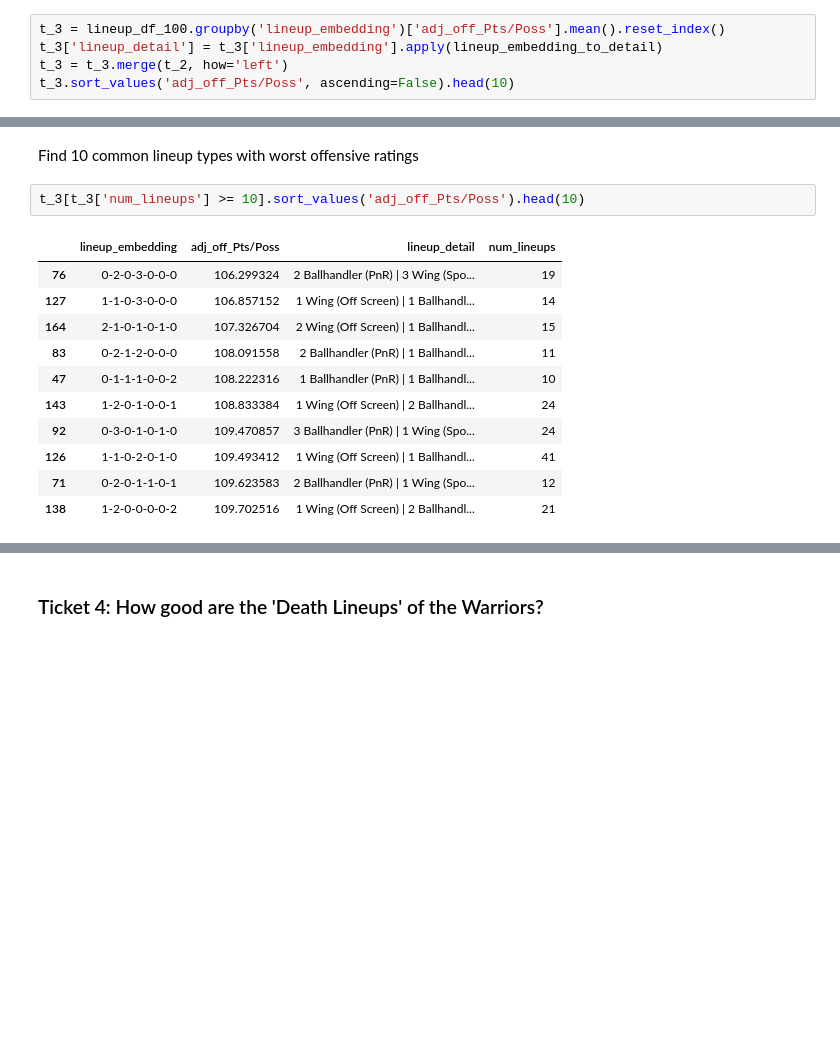
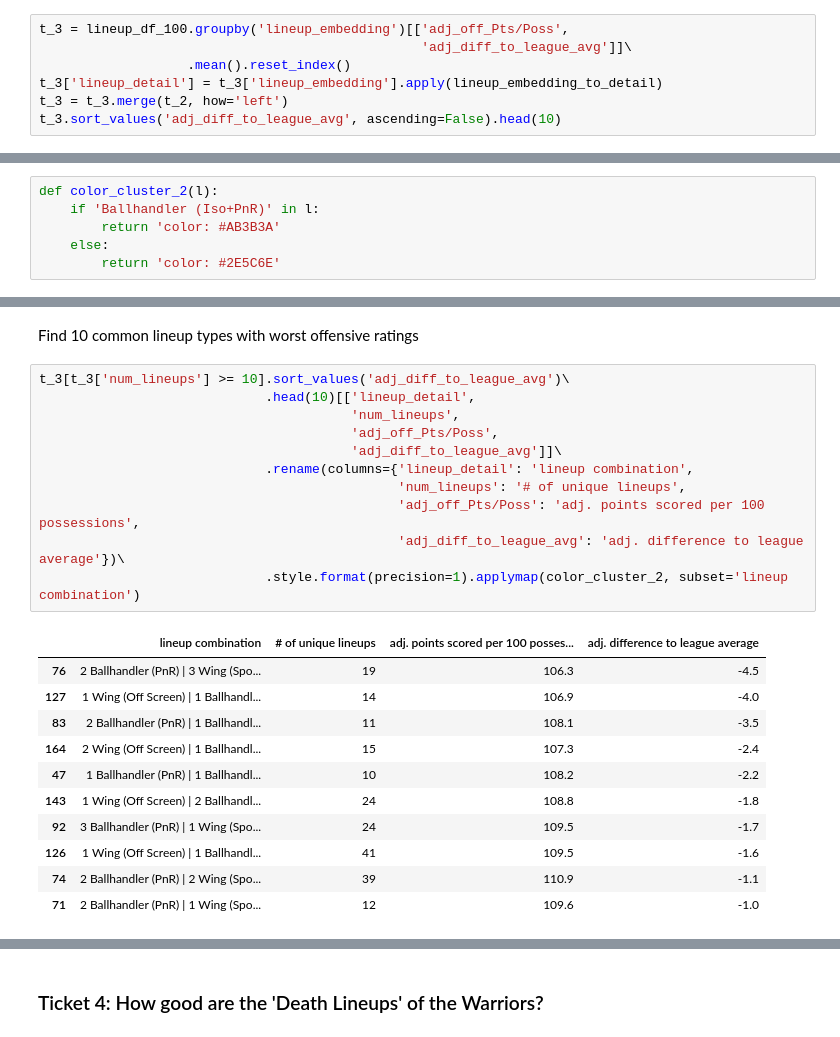
Before and after one commit to xulianrenzoku/synergy_clustering, a Jupyter notebook: nba_clustering_lineup_models.ipynb, the cells around one changed output, grey strips where cells are left out. Drawn from its saved outputs; the diff is of its cells as text; blank space fills up the shorter version.

```diff
--- a/nba_clustering_lineup_models.ipynb
+++ b/nba_clustering_lineup_models.ipynb
@@ -530,8 +530,10 @@ plt.tight_layout()
 # %% [markdown]
 Find 10 lineup types with the best offensive ratings
 # %%
-t_3 = lineup_df_100.groupby('lineup_embedding')['adj_off_Pts/Poss'].mean().reset_index()
+t_3 = lineup_df_100.groupby('lineup_embedding')[['adj_off_Pts/Poss',
+                                                 'adj_diff_to_league_avg']]\
+                   .mean().reset_index()
 t_3['lineup_detail'] = t_3['lineup_embedding'].apply(lineup_embedding_to_detail)
 t_3 = t_3.merge(t_2, how='left')
-t_3.sort_values('adj_off_Pts/Poss', ascending=False).head(10)
+t_3.sort_values('adj_diff_to_league_avg', ascending=False).head(10)
 # %% [output]
@@ -553,4 +555,10 @@ lineup_df_100[lineup_df_100['lineup_embedding'] == '1-0-3-1-0-0-0']
 | 129 | James Harden | Kyrie Irving | Joe Harris | Kevin Durant | Jeff Green | 2020 | Brooklyn Nets | 150 | 97.0 | ... |
 # %% [markdown]
 Find 10 common lineup types (at least 10 lineups) with the best offensive ratings
+# %%
+def color_cluster_2(l):
+    if 'Ballhandler (Iso+PnR)' in l:
+        return 'color: #AB3B3A'
+    else:
+        return 'color: #2E5C6E'
 # %%
@@ -577,18 +597,27 @@ lineup_df_100[lineup_df_100['lineup_embedding'] == '1-0-2-1-0-1-0']\
 # %% [markdown]
 Find 10 common lineup types with worst offensive ratings
 # %%
-t_3[t_3['num_lineups'] >= 10].sort_values('adj_off_Pts/Poss').head(10)
+t_3[t_3['num_lineups'] >= 10].sort_values('adj_diff_to_league_avg')\
+                             .head(10)[['lineup_detail',
+                                        'num_lineups',
+                                        'adj_off_Pts/Poss',
+                                        'adj_diff_to_league_avg']]\
+                             .rename(columns={'lineup_detail': 'lineup combination',
+                                              'num_lineups': '# of unique lineups',
+                                              'adj_off_Pts/Poss': 'adj. points scored per 100 possessions',
+                                              'adj_diff_to_league_avg': 'adj. difference to league average'})\
+                             .style.format(precision=1).applymap(color_cluster_2, subset='lineup combination')
 # %% [output]
-|  | lineup_embedding | adj_off_Pts/Poss | lineup_detail | num_lineups |
-| 76 | 0-2-0-3-0-0-0 | 106.299324 | 2 Ballhandler (PnR) | 3 Wing (Spo... | 19 |
-| 127 | 1-1-0-3-0-0-0 | 106.857152 | 1 Wing (Off Screen) | 1 Ballhandl... | 14 |
-| 164 | 2-1-0-1-0-1-0 | 107.326704 | 2 Wing (Off Screen) | 1 Ballhandl... | 15 |
-| 83 | 0-2-1-2-0-0-0 | 108.091558 | 2 Ballhandler (PnR) | 1 Ballhandl... | 11 |
-| 47 | 0-1-1-1-0-0-2 | 108.222316 | 1 Ballhandler (PnR) | 1 Ballhandl... | 10 |
-| 143 | 1-2-0-1-0-0-1 | 108.833384 | 1 Wing (Off Screen) | 2 Ballhandl... | 24 |
-| 92 | 0-3-0-1-0-1-0 | 109.470857 | 3 Ballhandler (PnR) | 1 Wing (Spo... | 24 |
-| 126 | 1-1-0-2-0-1-0 | 109.493412 | 1 Wing (Off Screen) | 1 Ballhandl... | 41 |
-| 71 | 0-2-0-1-1-0-1 | 109.623583 | 2 Ballhandler (PnR) | 1 Wing (Spo... | 12 |
-| 138 | 1-2-0-0-0-0-2 | 109.702516 | 1 Wing (Off Screen) | 2 Ballhandl... | 21 |
+|  | lineup combination | # of unique lineups | adj. points scored per 100 posses... | adj. difference to league average |
+| 76 | 2 Ballhandler (PnR) | 3 Wing (Spo... | 19 | 106.3 | -4.5 |
+| 127 | 1 Wing (Off Screen) | 1 Ballhandl... | 14 | 106.9 | -4.0 |
+| 83 | 2 Ballhandler (PnR) | 1 Ballhandl... | 11 | 108.1 | -3.5 |
+| 164 | 2 Wing (Off Screen) | 1 Ballhandl... | 15 | 107.3 | -2.4 |
+| 47 | 1 Ballhandler (PnR) | 1 Ballhandl... | 10 | 108.2 | -2.2 |
+| 143 | 1 Wing (Off Screen) | 2 Ballhandl... | 24 | 108.8 | -1.8 |
+| 92 | 3 Ballhandler (PnR) | 1 Wing (Spo... | 24 | 109.5 | -1.7 |
+| 126 | 1 Wing (Off Screen) | 1 Ballhandl... | 41 | 109.5 | -1.6 |
+| 74 | 2 Ballhandler (PnR) | 2 Wing (Spo... | 39 | 110.9 | -1.1 |
+| 71 | 2 Ballhandler (PnR) | 1 Wing (Spo... | 12 | 109.6 | -1.0 |
 # %%
 lineup_df_100[lineup_df_100['lineup_embedding'] == '0-2-0-3-0-0-0']\
```
Also changed, not shown: parts of 11 cells of this notebook.
